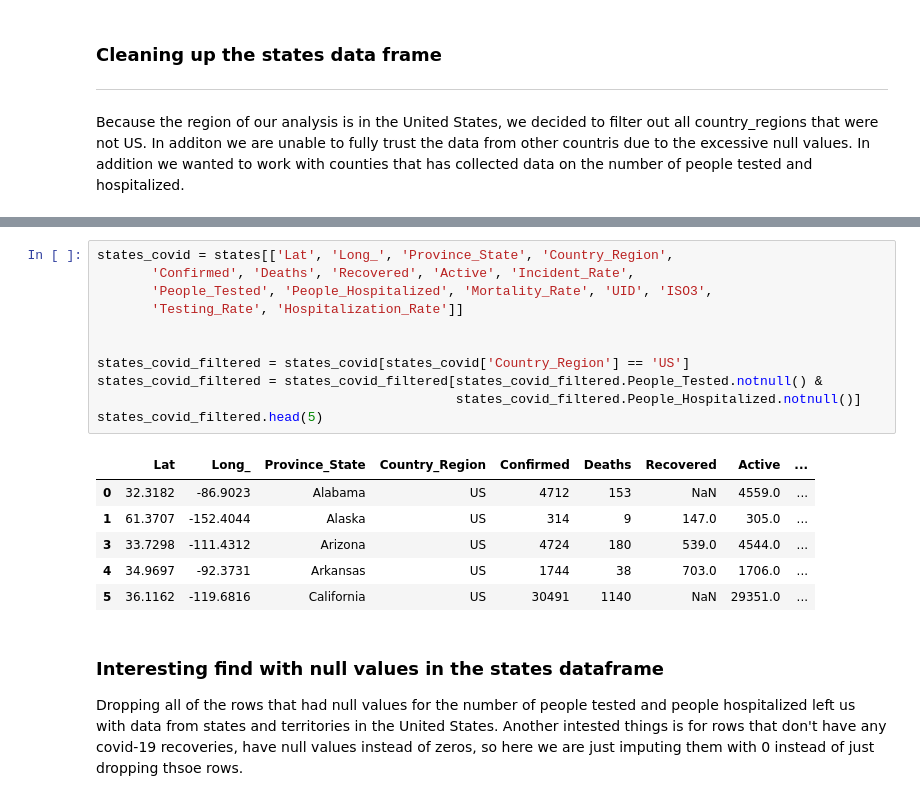
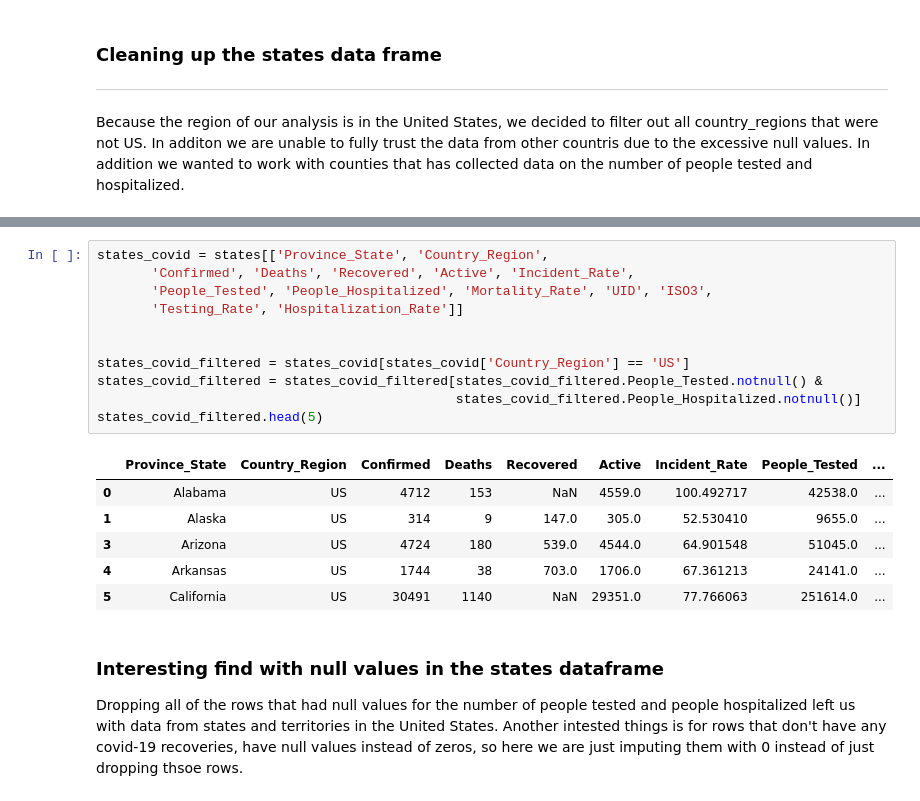
Before and after one commit to Divineechidume/final_DS100_project, a Jupyter notebook: CS 100 Final Project.ipynb, the cells around one changed output, grey strips where cells are left out. Drawn from its saved outputs; the diff is of its cells as text.

```diff
--- a/CS 100 Final Project.ipynb
+++ b/CS 100 Final Project.ipynb
@@ -160,23 +160,23 @@ states.head()
 | 3 | Arizona | US | 2020-04-18 22:32:47 | 33.7298 | -111.4312 | 4724 | 180 | 539.0 | 4544.0 | ... |
 | 4 | Arkansas | US | 2020-04-18 22:32:47 | 34.9697 | -92.3731 | 1744 | 38 | 703.0 | 1706.0 | ... |
 # %%
-states_covid = states[['Lat', 'Long_', 'Province_State', 'Country_Region',
+states_covid = states[['Province_State', 'Country_Region',
        'Confirmed', 'Deaths', 'Recovered', 'Active', 'Incident_Rate',
        'People_Tested', 'People_Hospitalized', 'Mortality_Rate', 'UID', 'ISO3',
        'Testing_Rate', 'Hospitalization_Rate']]
 
 
 states_covid_filtered = states_covid[states_covid['Country_Region'] == 'US']
 states_covid_filtered = states_covid_filtered[states_covid_filtered.People_Tested.notnull() &
                                               states_covid_filtered.People_Hospitalized.notnull()]
 states_covid_filtered.head(5)
 # %% [output]
-|  | Lat | Long_ | Province_State | Country_Region | Confirmed | Deaths | Recovered | Active | ... |
-| 0 | 32.3182 | -86.9023 | Alabama | US | 4712 | 153 | NaN | 4559.0 | ... |
-| 1 | 61.3707 | -152.4044 | Alaska | US | 314 | 9 | 147.0 | 305.0 | ... |
-| 3 | 33.7298 | -111.4312 | Arizona | US | 4724 | 180 | 539.0 | 4544.0 | ... |
-| 4 | 34.9697 | -92.3731 | Arkansas | US | 1744 | 38 | 703.0 | 1706.0 | ... |
-| 5 | 36.1162 | -119.6816 | California | US | 30491 | 1140 | NaN | 29351.0 | ... |
+|  | Province_State | Country_Region | Confirmed | Deaths | Recovered | Active | Incident_Rate | People_Tested | ... |
+| 0 | Alabama | US | 4712 | 153 | NaN | 4559.0 | 100.492717 | 42538.0 | ... |
+| 1 | Alaska | US | 314 | 9 | 147.0 | 305.0 | 52.530410 | 9655.0 | ... |
+| 3 | Arizona | US | 4724 | 180 | 539.0 | 4544.0 | 64.901548 | 51045.0 | ... |
+| 4 | Arkansas | US | 1744 | 38 | 703.0 | 1706.0 | 67.361213 | 24141.0 | ... |
+| 5 | California | US | 30491 | 1140 | NaN | 29351.0 | 77.766063 | 251614.0 | ... |
 # %% [markdown]
 ### Interesting find with null values in the states dataframe
 Dropping all of the rows that had null values for the number of people tested and people hospitalized left us with data from states and territories in the United States. Another intested things is for rows that don't have any covid-19 recoveries, have null values instead of zeros, so here we are just imputing them with 0 instead of just dropping thsoe rows.
```
Also changed, not shown: parts of 22 cells of this notebook.
